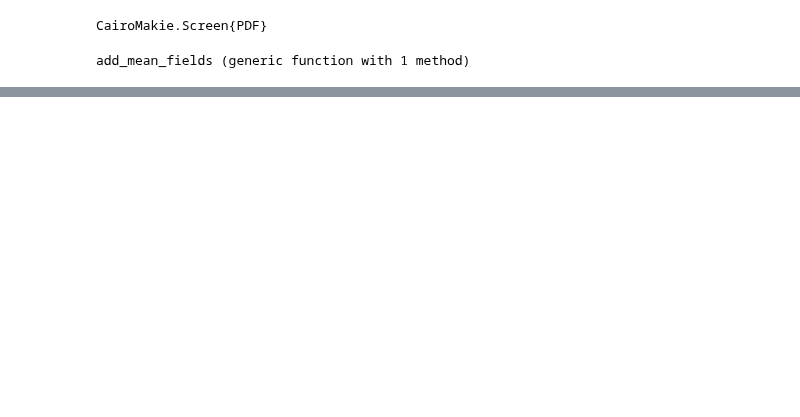
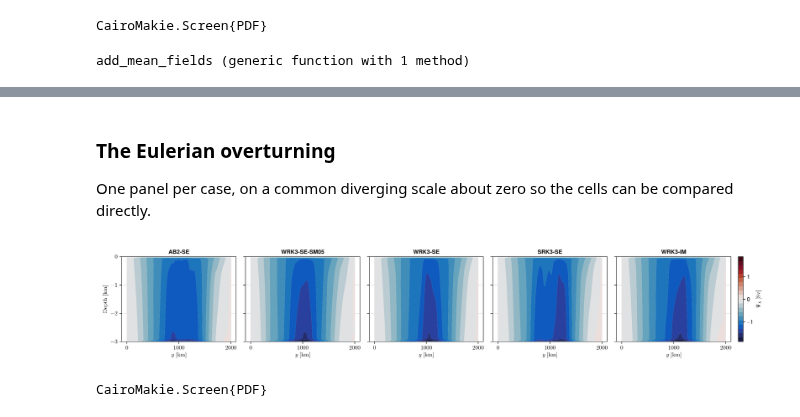
Before and after one commit to simone-silvestri/TimestepperTestCases.jl, a Jupyter notebook: notebooks/Results_channel.ipynb, the cells around one changed output, grey strips where cells are left out. Drawn from its saved outputs; the diff is of its cells as text; code cells hidden in the pictures; blank space fills up the shorter version.

```diff
--- a/notebooks/Results_channel.ipynb
+++ b/notebooks/Results_channel.ipynb
@@ -284,0 +329,28 @@ CairoMakie.Screen{PDF}
+# %% [markdown]
+### The Eulerian overturning
+
+One panel per case, on a common diverging scale about zero so the cells can be compared directly.
+# %%
+ΨEs = [eulerian_streamfunction(files[i]) for i in present]
+yF  = Array(ynodes(FieldTimeSeries(files[present[1]], "v"; backend=OnDisk()).grid, Face())) ./ 1e3
+zC  = Array(znodes(FieldTimeSeries(files[present[1]], "b"; backend=OnDisk()).grid, Center())) ./ 1e3
+
+Ψlimit = maximum(maximum(abs, Ψ) for Ψ in ΨEs) / Sv
+levels = range(-Ψlimit, Ψlimit, length = 21)
+
+fig = Figure(size = (300 * length(present) + 150, 300))
+hm = nothing
+for (col, (i, Ψ)) in enumerate(zip(present, ΨEs))
+    ax = Axis(fig[1, col]; title = labels[i], xlabel = L"y \text{ [km]}",
+              ylabel = col == 1 ? L"\text{Depth [km]}" : "",
+              xticks = ticks([0, 1000, 2000]),
+              yticks = col == 1 ? ticks([-3, -2, -1, 0]) : ([-3, -2, -1, 0], ["", "", "", ""]))
+    global hm = contourf!(ax, yF[1:size(Ψ, 1)], zC[1:size(Ψ, 2)], Ψ ./ Sv; levels, colormap = :balance)
+    ylims!(ax, -3, 0)
+end
+Colorbar(fig[1, length(present)+1], hm, label = L"\Psi_E \text{ [Sv]}")
+display(current_figure())
+CairoMakie.save(path * "circulation-channel.pdf", fig)
+# %% [output]
+[figure, added]
+CairoMakie.Screen{PDF}
```
Also changed, not shown: parts of 18 cells of this notebook, 14 other files.
